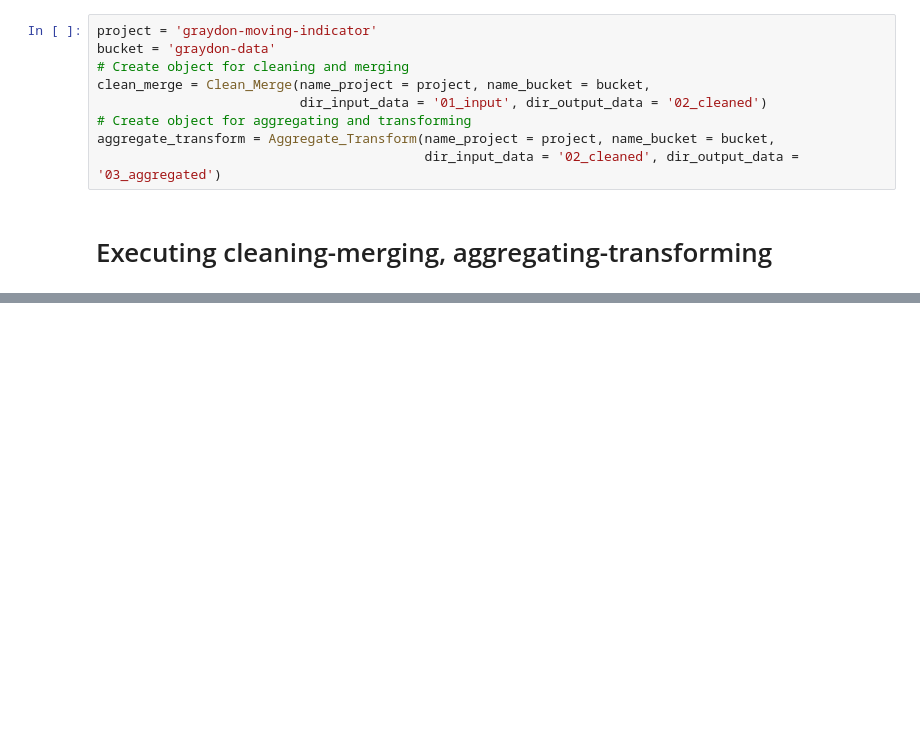
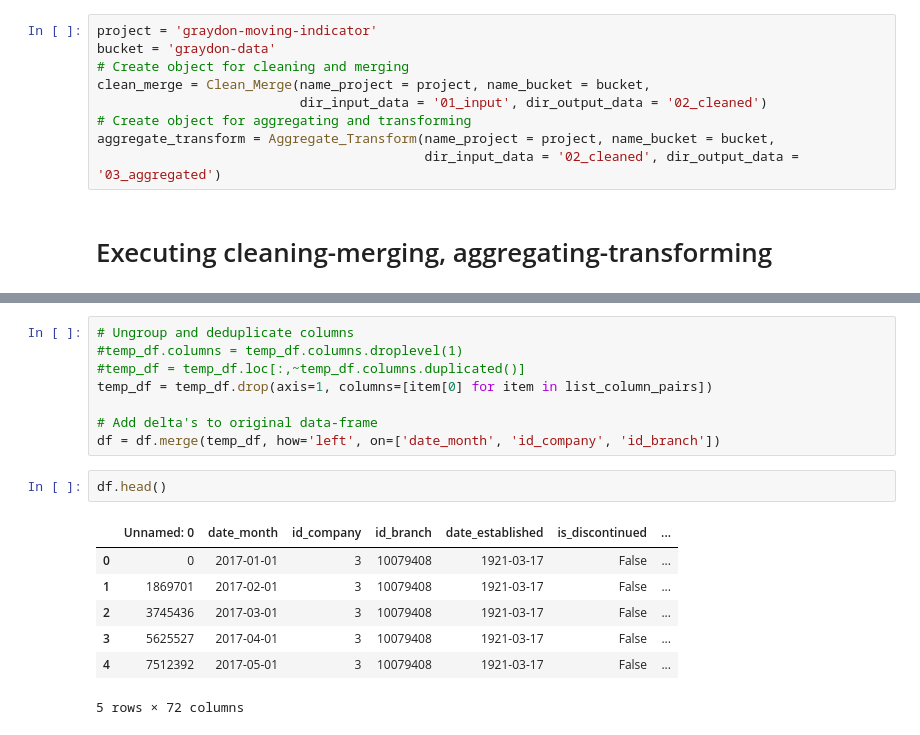
Before and after one commit to mark-me/relocation_indicator, a Jupyter notebook: Notebooks/clean_merge_aggregate_transform.ipynb, the cells around one changed output, grey strips where cells are left out. Cells and saved outputs as stored; diff of their text form; blank space fills up the shorter version.

```diff
--- a/Notebooks/clean_merge_aggregate_transform.ipynb
+++ b/Notebooks/clean_merge_aggregate_transform.ipynb
@@ -36,0 +131,18 @@ df_year = aggregate_transform.aggregate_transform_df(df = df_month_year,
+# %%
+# Ungroup and deduplicate columns
+#temp_df.columns = temp_df.columns.droplevel(1)
+#temp_df = temp_df.loc[:,~temp_df.columns.duplicated()]
+temp_df = temp_df.drop(axis=1, columns=[item[0] for item in list_column_pairs])
+
+# Add delta's to original data-frame
+df = df.merge(temp_df, how='left', on=['date_month', 'id_company', 'id_branch'])
+# %%
+df.head()
+# %% [output]
+|  | Unnamed: 0 | date_month | id_company | id_branch | date_established | is_discontinued | ... |
+| 0 | 0 | 2017-01-01 | 3 | 10079408 | 1921-03-17 | False | ... |
+| 1 | 1869701 | 2017-02-01 | 3 | 10079408 | 1921-03-17 | False | ... |
+| 2 | 3745436 | 2017-03-01 | 3 | 10079408 | 1921-03-17 | False | ... |
+| 3 | 5625527 | 2017-04-01 | 3 | 10079408 | 1921-03-17 | False | ... |
+| 4 | 7512392 | 2017-05-01 | 3 | 10079408 | 1921-03-17 | False | ... |
+5 rows × 72 columns
```
Also changed, not shown: parts of 25 cells of this notebook, 4 other files.
